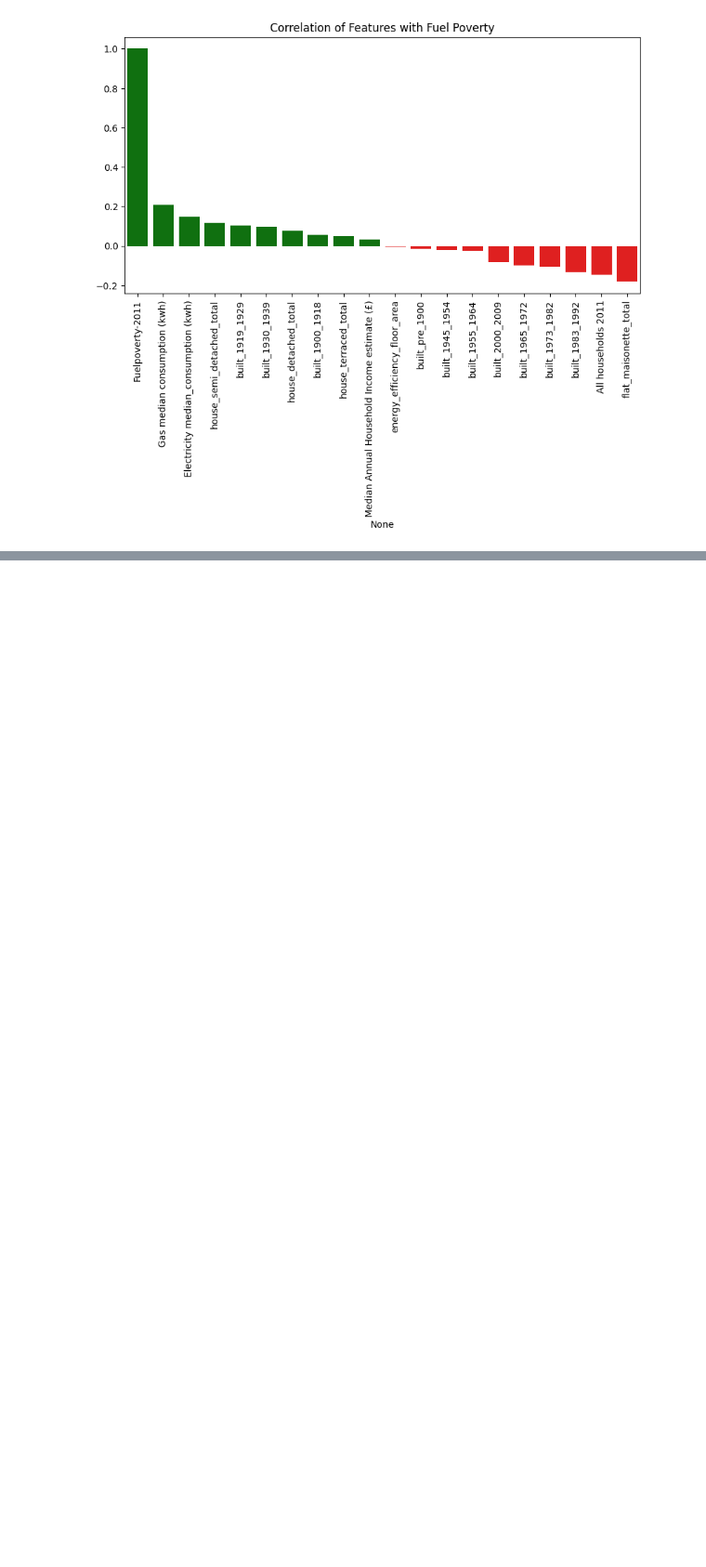
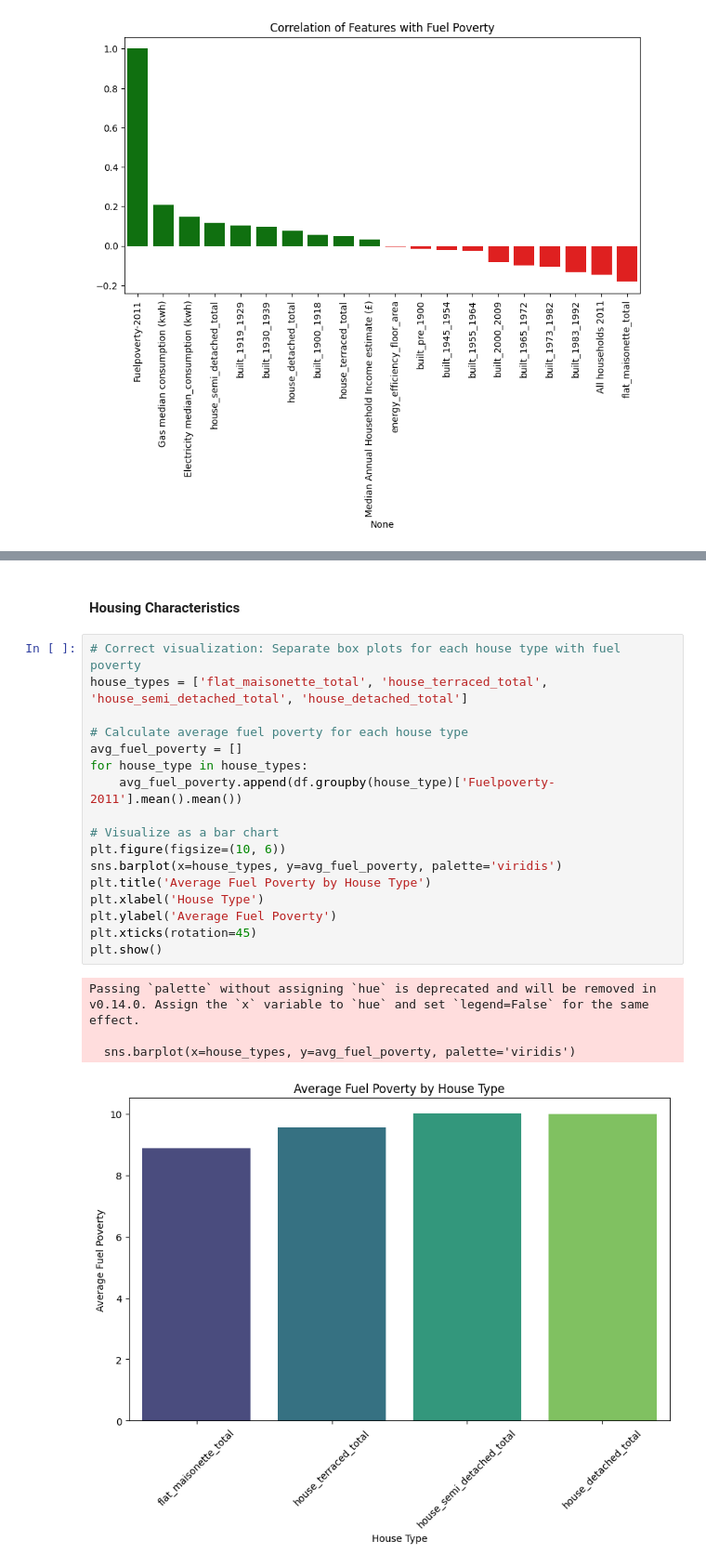
Before and after one commit to shakthi01912/Urban_sustainability_2025_Hackthon, a Jupyter notebook: Fuel poverty 2011/all_dataset.ipynb, the cells around one changed output, grey strips where cells are left out. Shown at 93% size. Drawn from its saved outputs; the diff is of its cells as text; blank space fills up the shorter version.

```diff
--- a/Fuel poverty 2011/all_dataset.ipynb
+++ b/Fuel poverty 2011/all_dataset.ipynb
@@ -381,0 +449,24 @@ Passing `palette` without assigning `hue` is deprecated and will be removed in v
+# %% [markdown]
+#### Housing Characteristics
+# %%
+# Correct visualization: Separate box plots for each house type with fuel poverty
+house_types = ['flat_maisonette_total', 'house_terraced_total', 'house_semi_detached_total', 'house_detached_total']
+
+# Calculate average fuel poverty for each house type
+avg_fuel_poverty = []
+for house_type in house_types:
+    avg_fuel_poverty.append(df.groupby(house_type)['Fuelpoverty-2011'].mean().mean())
+
+# Visualize as a bar chart
+plt.figure(figsize=(10, 6))
+sns.barplot(x=house_types, y=avg_fuel_poverty, palette='viridis')
+plt.title('Average Fuel Poverty by House Type')
+plt.xlabel('House Type')
+plt.ylabel('Average Fuel Poverty')
+plt.xticks(rotation=45)
+plt.show()
+# %% [output]
+Passing `palette` without assigning `hue` is deprecated and will be removed in v0.14.0. Assign the `x` variable to `hue` and set `legend=False` for the same effect.
+
+  sns.barplot(x=house_types, y=avg_fuel_poverty, palette='viridis')
+[figure, added]
```
Also changed, not shown: parts of 42 cells of this notebook, 1 other file.
